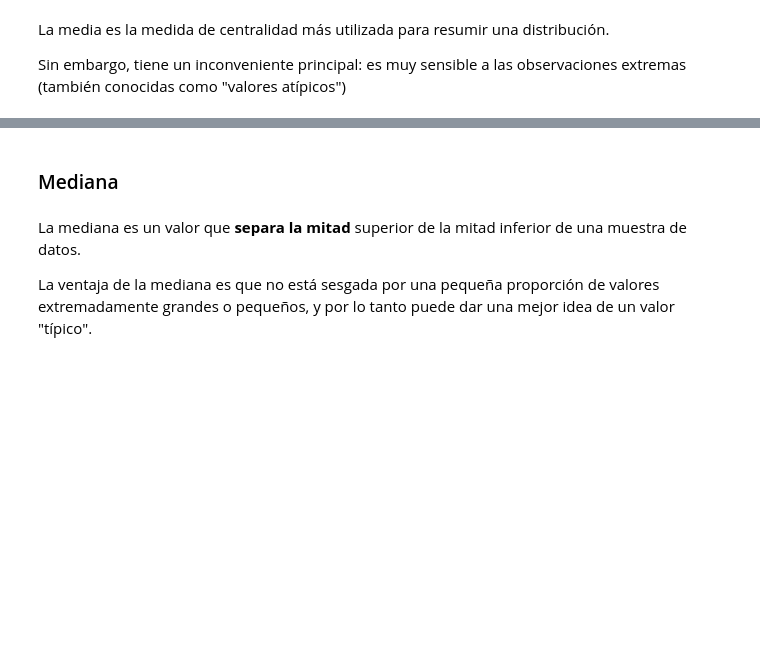
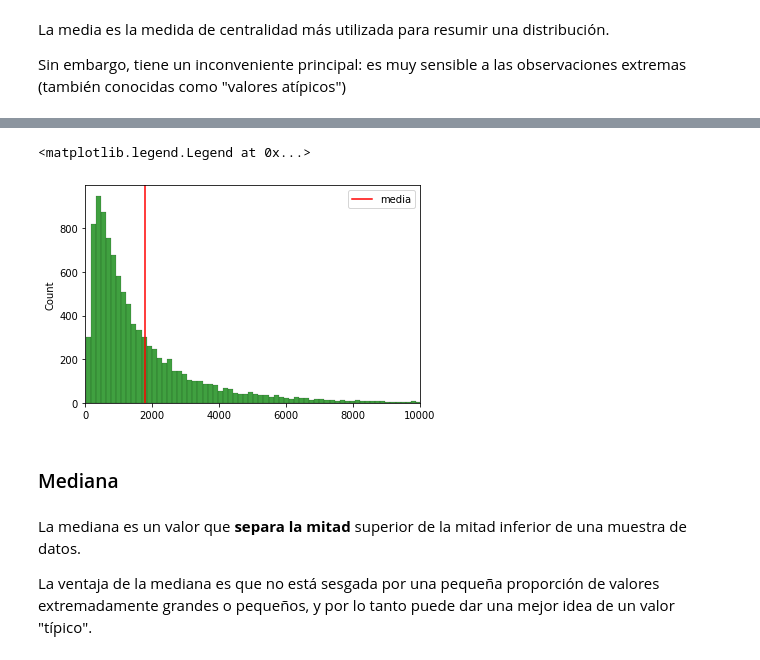
Before and after one commit to sheriffff/teaching_ibm_skillup_data_analytics2022, a Jupyter notebook: esp/02.stats.ipynb, the cells around one changed output, grey strips where cells are left out. Saved outputs shown, nothing was run; the diff lists cells and outputs as text; code cells hidden in the pictures; blank space fills up the shorter version.

```diff
--- a/esp/02.stats.ipynb
+++ b/esp/02.stats.ipynb
@@ -232,9 +281,12 @@ plt.legend()
 # %%
 fig, ax = plt.subplots()
-g = sns.histplot(x=salaries)
+g = sns.histplot(x=salaries, color="green")
 g.axvline(salaries.mean(), c="red", label="media")
 g.set_xlim(0, 10000)
 plt.legend()
+# %% [output]
+<matplotlib.legend.Legend at 0x...>
+[figure, added]
 # %% [markdown]
 ### Mediana
 # %% [markdown]
```
Also changed, not shown: parts of 59 cells of this notebook.
